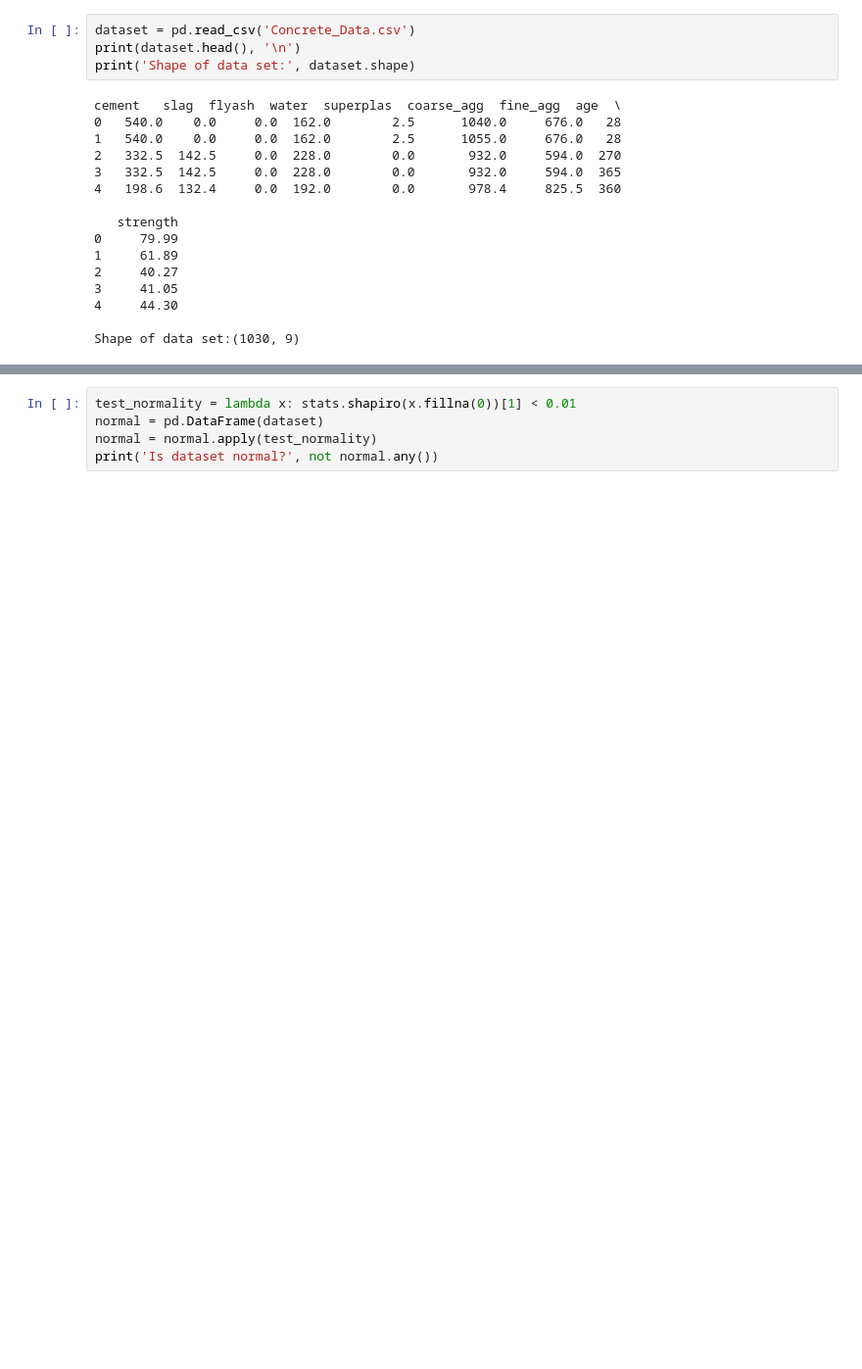
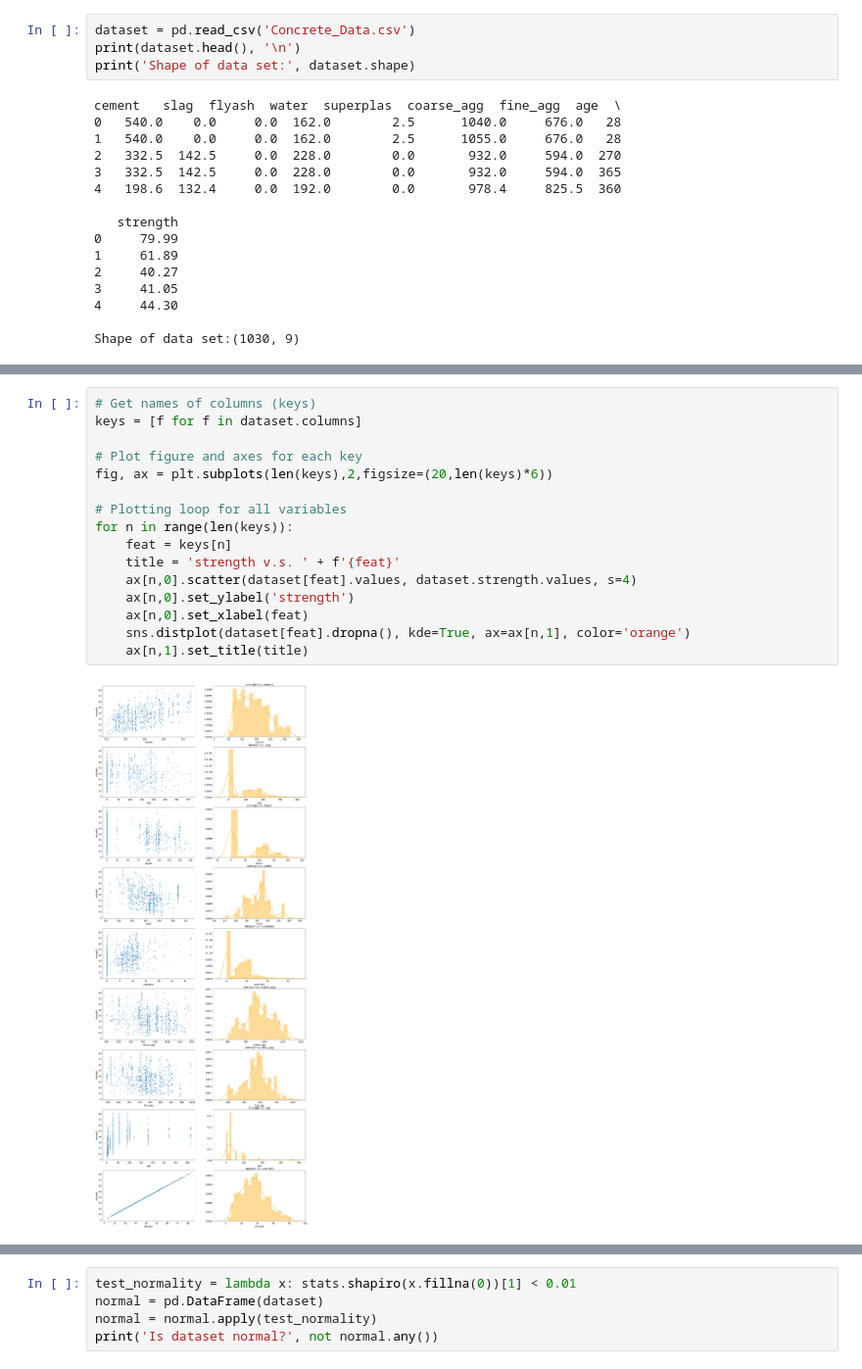
Before and after one commit to nottroll/MSA-2020---Project-1-AI-Advanced-Analytics, a Jupyter notebook: concrete-strength.ipynb, the cells around one changed output, grey strips where cells are left out. Shown at 98% size. Saved outputs shown, nothing was run; the diff lists cells and outputs as text; blank space fills up the shorter version.

```diff
--- a/concrete-strength.ipynb
+++ b/concrete-strength.ipynb
@@ -83,0 +112,18 @@ Check normality in dataset for further anaylsis
+# %%
+# Get names of columns (keys)
+keys = [f for f in dataset.columns]
+
+# Plot figure and axes for each key
+fig, ax = plt.subplots(len(keys),2,figsize=(20,len(keys)*6))
+
+# Plotting loop for all variables
+for n in range(len(keys)):
+    feat = keys[n]
+    title = 'strength v.s. ' + f'{feat}'
+    ax[n,0].scatter(dataset[feat].values, dataset.strength.values, s=4)
+    ax[n,0].set_ylabel('strength')
+    ax[n,0].set_xlabel(feat)
+    sns.distplot(dataset[feat].dropna(), kde=True, ax=ax[n,1], color='orange')
+    ax[n,1].set_title(title)
+# %% [output]
+[figure, added]
```
Also changed, not shown: parts of 58 cells of this notebook, 1 other file.
